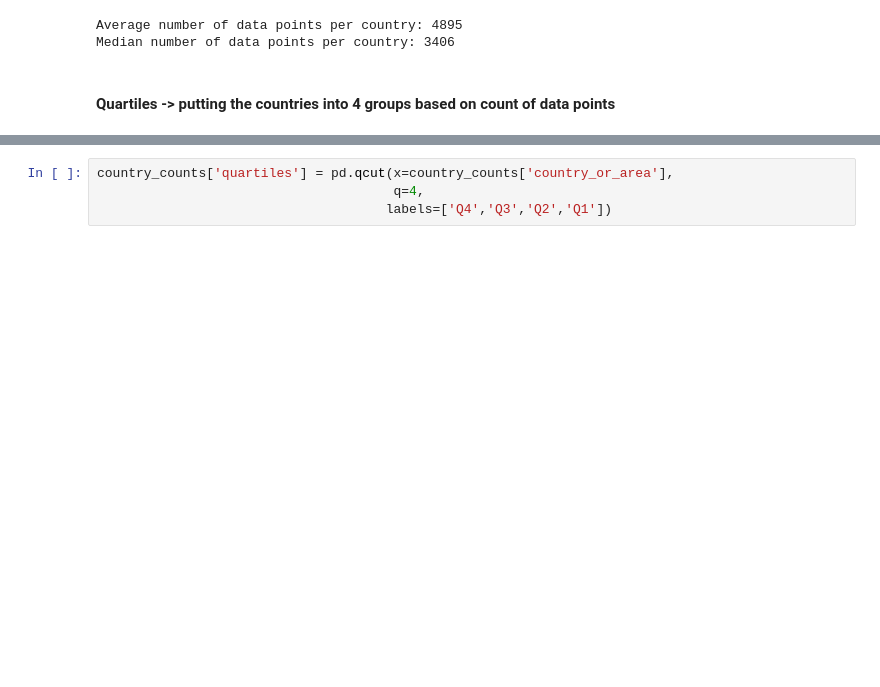
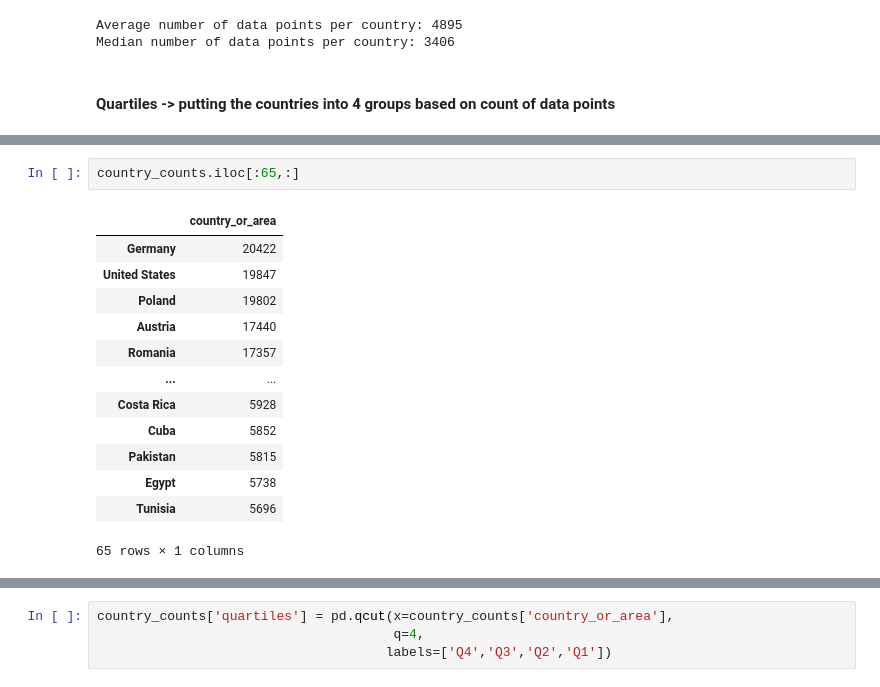
Before and after one commit to See-You-Data/UNInternationalEnergyData, a Jupyter notebook: alex_refactored_code.ipynb, the cells around one changed output, grey strips where cells are left out. Drawn from its saved outputs; the diff is of its cells as text; blank space fills up the shorter version.

```diff
--- a/alex_refactored_code.ipynb
+++ b/alex_refactored_code.ipynb
@@ -83,0 +172,16 @@ Median number of data points per country: 3406
+# %%
+country_counts.iloc[:65,:]
+# %% [output]
+|  | country_or_area |
+| Germany | 20422 |
+| United States | 19847 |
+| Poland | 19802 |
+| Austria | 17440 |
+| Romania | 17357 |
+| ... | ... |
+| Costa Rica | 5928 |
+| Cuba | 5852 |
+| Pakistan | 5815 |
+| Egypt | 5738 |
+| Tunisia | 5696 |
+65 rows × 1 columns
```
Also changed, not shown: parts of 5 cells of this notebook, 1 other file.
